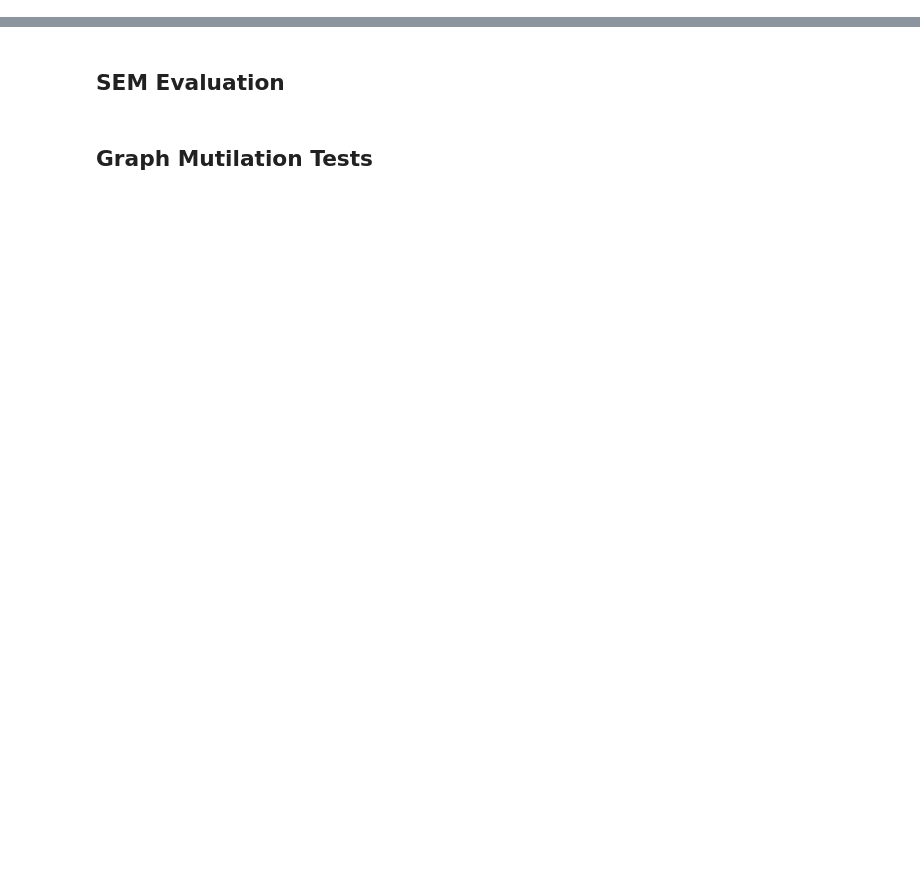
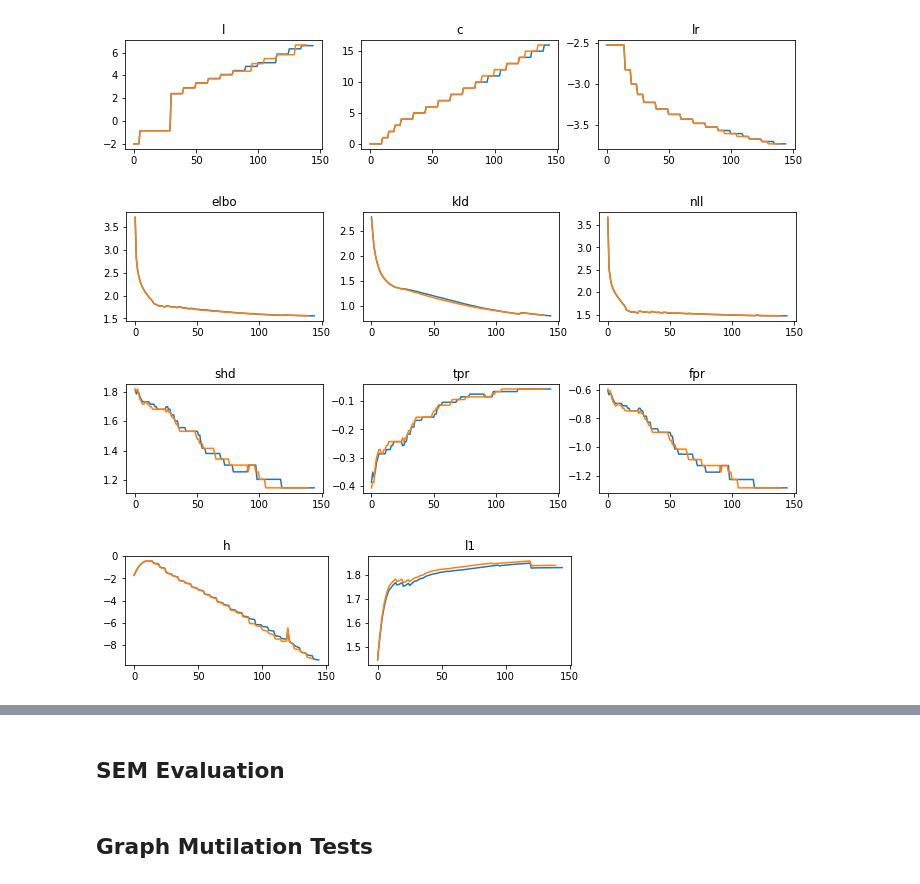
Before and after one commit to q1park/spacetime, a Jupyter notebook: experiments_gae.ipynb, the cells around one changed output, grey strips where cells are left out. Cells and saved outputs as stored; diff of their text form; code cells hidden in the pictures; blank space fills up the shorter version.

```diff
--- a/experiments_gae.ipynb
+++ b/experiments_gae.ipynb
@@ -243,0 +232,11 @@ test_loader = iter(test_loader)
+# %%
+# interaction_log.log.update({'err':eval_log.log.pop('err')})
+logger_trials(param_log)
+logger_trials(kinetic_log)
+logger_trials(eval_log)
+logger_trials(interaction_log)
+# %% [output]
+[figure, added]
+[figure, added]
+[figure, added]
+[figure, added]
```
Also changed, not shown: parts of 17 cells of this notebook.
